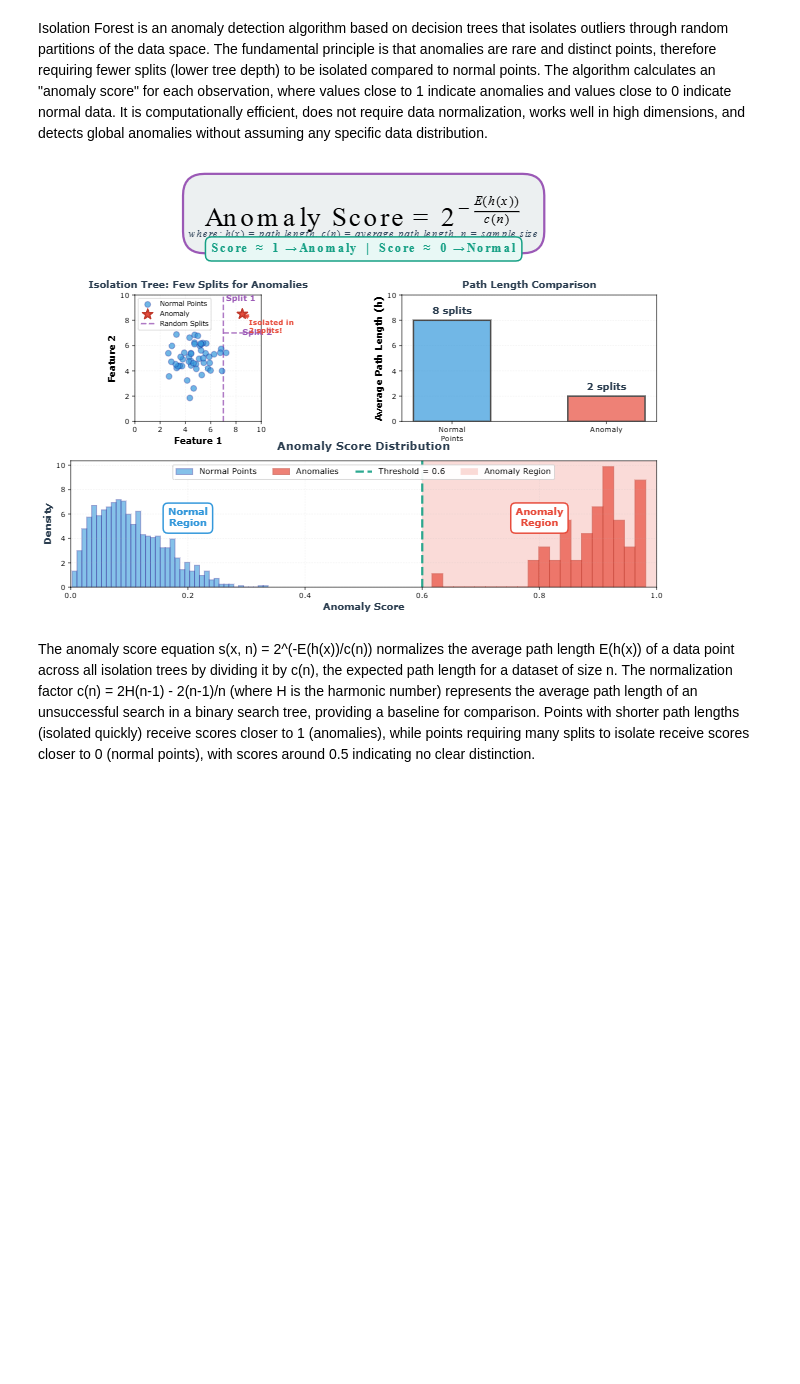
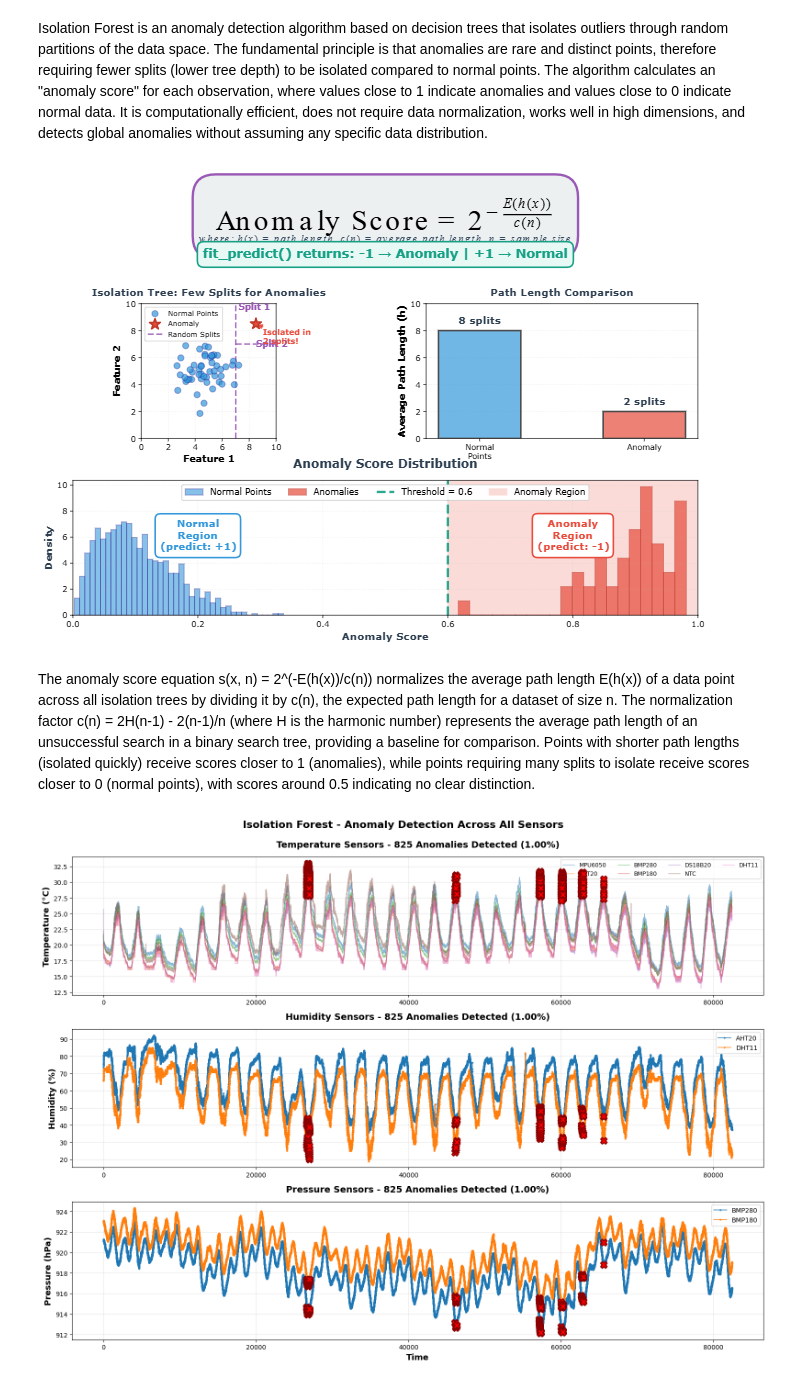
Before and after one commit to JonasSouza871/PolySense-Station-, a Jupyter notebook: Machine_Learning/Anomaly_detection_September_Vitoria_da_Conquista.ipynb, the cells around one changed output. Cells and saved outputs as stored; diff of their text form; code cells hidden in the pictures; blank space fills up the shorter version.

Commit message:
add anomaly analysis using the Isolation Forest

```diff
--- a/Machine_Learning/Anomaly_detection_September_Vitoria_da_Conquista.ipynb
+++ b/Machine_Learning/Anomaly_detection_September_Vitoria_da_Conquista.ipynb
@@ -224,6 +224,74 @@ Both pressure sensors demonstrated exceptional performance with the threshold of
 # %% [markdown]
 Isolation Forest is an anomaly detection algorithm based on decision trees that isolates outliers through random partitions of the data space. The fundamental principle is that anomalies are rare and distinct points, therefore requiring fewer splits (lower tree depth) to be isolated compared to normal points. The algorithm calculates an "anomaly score" for each observation, where values close to 1 indicate anomalies and values close to 0 indicate normal data. It is computationally efficient, does not require data normalization, works well in high dimensions, and detects global anomalies without assuming any specific data distribution.
 # %% [markdown]
-![svgviewer-png-output (24).png](embedded-picture-1-old)
+![svgviewer-png-output (25).png](embedded-picture-1-new)
 # %% [markdown]
 The anomaly score equation s(x, n) = 2^(-E(h(x))/c(n)) normalizes the average path length E(h(x)) of a data point across all isolation trees by dividing it by c(n), the expected path length for a dataset of size n. The normalization factor c(n) = 2H(n-1) - 2(n-1)/n (where H is the harmonic number) represents the average path length of an unsuccessful search in a binary search tree, providing a baseline for comparison. Points with shorter path lengths (isolated quickly) receive scores closer to 1 (anomalies), while points requiring many splits to isolate receive scores closer to 0 (normal points), with scores around 0.5 indicating no clear distinction.
+# %%
+from sklearn.ensemble import IsolationForest
+import matplotlib.pyplot as plt
+import pandas as pd
+import numpy as np
+
+temp_sensors = ['Temp_MPU6050_C', 'Temp_AHT20_C', 'Temp_BMP280_C', 'Temp_BMP180_C',
+                'Temp_DS18B20_C', 'Temp_NTC_C', 'Temp_DHT11_C'] #all temperature sensors
+humidity_sensors = ['Umid_AHT20_pct', 'Umid_DHT11_pct'] #all humidity sensors
+pressure_sensors = ['Press_BMP280_hPa', 'Press_BMP180_hPa'] #all pressure sensors
+
+all_sensors = temp_sensors + humidity_sensors + pressure_sensors #all sensors
+features = df[all_sensors].dropna() #remove invalid data
+iso_forest = IsolationForest(contamination=0.01, random_state=42, n_estimators=200) #train isolation forest model with 200 samples
+predictions = iso_forest.fit_predict(features) #make predictions from the 200 samples
+df.loc[features.index, 'IF_anomaly'] = predictions
+n_anomalies = (predictions == -1).sum()
+n_total = len(predictions) #total data
+anomaly_percentage = 100 * n_anomalies / n_total
+
+fig, axes = plt.subplots(3, 1, figsize=(16, 12)) #temperature time series
+ax1 = axes[0]
+for sensor in temp_sensors: #for temperature
+    ax1.plot(df.index, df[sensor], alpha=0.5, linewidth=1, label=sensor.replace('Temp_', '').replace('_C', ''))
+anomalies = df[df['IF_anomaly'] == -1]
+# Highlight anomalies
+for sensor in temp_sensors:
+    ax1.scatter(anomalies.index, anomalies[sensor], c='red', s=100,
+               marker='X', zorder=10, edgecolors='darkred', linewidth=1.5)
+ax1.set_ylabel('Temperature (°C)', fontsize=13, weight='bold')
+ax1.set_title(f'Temperature Sensors - {n_anomalies} Anomalies Detected ({anomaly_percentage:.2f}%)',
+             fontsize=14, weight='bold', pad=15)
+ax1.legend(loc='upper right', fontsize=9, ncol=4)
+ax1.grid(True, alpha=0.3)
+
+ax2 = axes[1]
+for sensor in humidity_sensors: #for humidity
+    ax2.plot(df.index, df[sensor], alpha=0.7, linewidth=1.5,
+            label=sensor.replace('Umid_', '').replace('_pct', ''), marker='o', markersize=2)
+for sensor in humidity_sensors:
+    ax2.scatter(anomalies.index, anomalies[sensor], c='red', s=100,
+               marker='X', zorder=10, edgecolors='darkred', linewidth=1.5)
+ax2.set_ylabel('Humidity (%)', fontsize=13, weight='bold')
+ax2.set_title(f'Humidity Sensors - {n_anomalies} Anomalies Detected ({anomaly_percentage:.2f}%)',
+             fontsize=14, weight='bold', pad=15)
+ax2.legend(loc='upper right', fontsize=10)
+ax2.grid(True, alpha=0.3)
+
+ax3 = axes[2]
+for sensor in pressure_sensors: #for pressure
+    ax3.plot(df.index, df[sensor], alpha=0.7, linewidth=1.5,
+            label=sensor.replace('Press_', '').replace('_hPa', ''), marker='o', markersize=2)
+for sensor in pressure_sensors:
+    ax3.scatter(anomalies.index, anomalies[sensor], c='red', s=100,
+               marker='X', zorder=10, edgecolors='darkred', linewidth=1.5)
+ax3.set_xlabel('Time', fontsize=13, weight='bold')
+ax3.set_ylabel('Pressure (hPa)', fontsize=13, weight='bold')
+ax3.set_title(f'Pressure Sensors - {n_anomalies} Anomalies Detected ({anomaly_percentage:.2f}%)',
+             fontsize=14, weight='bold', pad=15)
+ax3.legend(loc='upper right', fontsize=10)
+ax3.grid(True, alpha=0.3)
+
+plt.suptitle(f'Isolation Forest - Anomaly Detection Across All Sensors',
+            fontsize=16, weight='bold', y=0.995)
+plt.tight_layout()
+plt.show()
+# %% [output]
+[figure, added]
```
Also changed, not shown: parts of 8 cells of this notebook.
